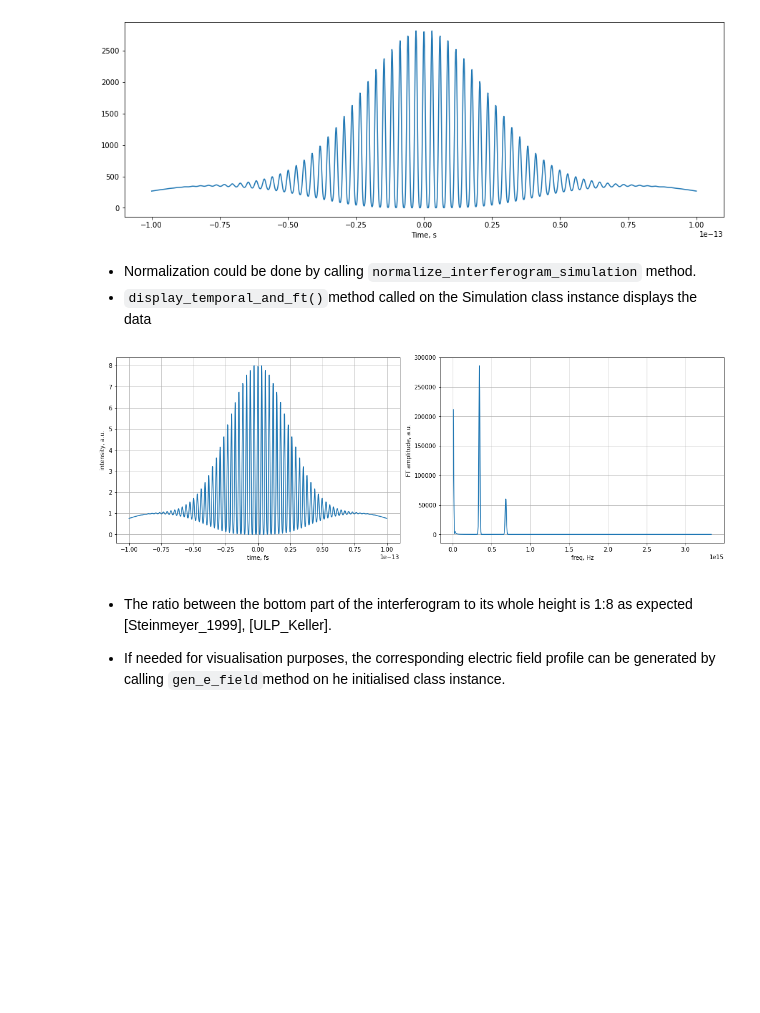
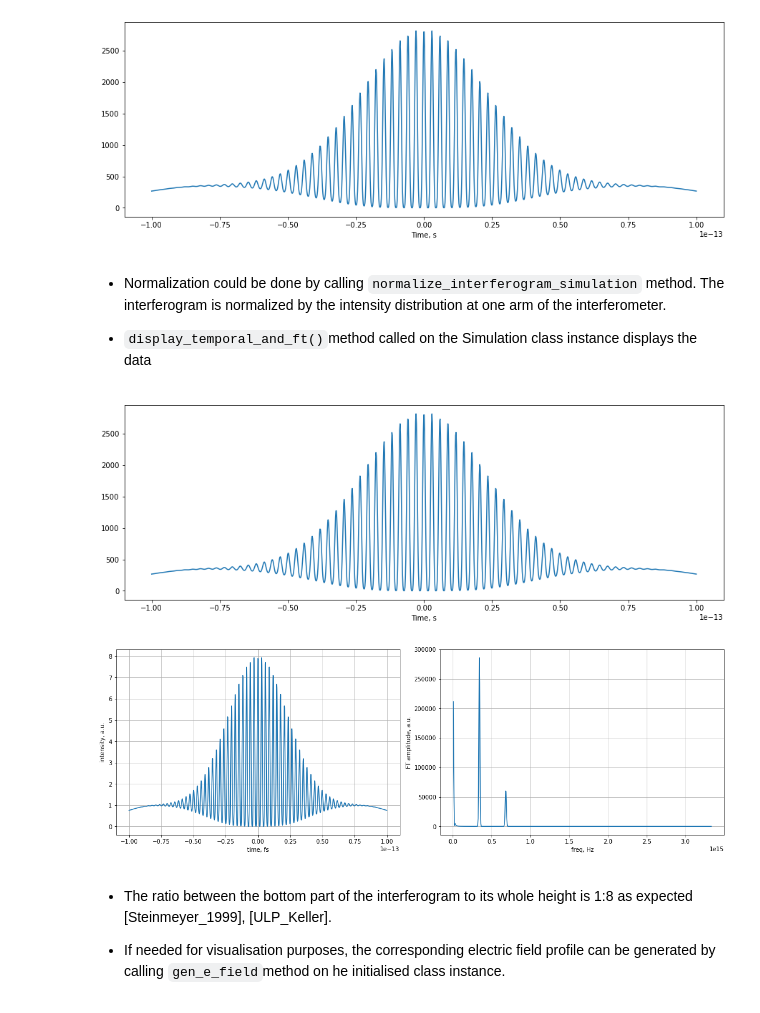
Before and after one commit to pkliui/Interferometry, a Jupyter notebook: Interferometry/docs/InterferogramAnalysis.ipynb, the cells around one changed output. Saved outputs shown, nothing was run; the diff lists cells and outputs as text; code cells hidden in the pictures; blank space fills up the shorter version.

````diff
--- a/Interferometry/docs/InterferogramAnalysis.ipynb
+++ b/Interferometry/docs/InterferogramAnalysis.ipynb
@@ -352,13 +351,15 @@ sim.gen_interferogram(temp_shift=0, plotting=True)
 # %% [output]
 [figure]
 # %% [markdown]
-* Normalization could be done by calling ```normalize_interferogram_simulation``` method.
+* Normalization could be done by calling ```normalize_interferogram_simulation``` method. The interferogram is normalized by the intensity distribution at one arm of the interferometer.
+
 * ```display_temporal_and_ft()```method called on the Simulation class instance displays the data
-# %%
-sim.normalize_interferogram_simulation(normalizing_width=10e-15, t_norm_start=-1000e-15)
-sim.display_temporal_and_ft()
-# %% [output]
-[figure, removed]
+# %%
+sim.gen_normalized_interferogram(temp_shift=0, plotting=True)
+sim.display_temporal_and_ft()
+# %% [output]
+[figure, added]
+[figure, added]
 # %% [markdown]
 * The ratio between the bottom part of the interferogram to its whole height is 1:8 as expected [Steinmeyer_1999], [ULP_Keller].
 
````
Also changed, not shown: parts of 5 cells of this notebook.
